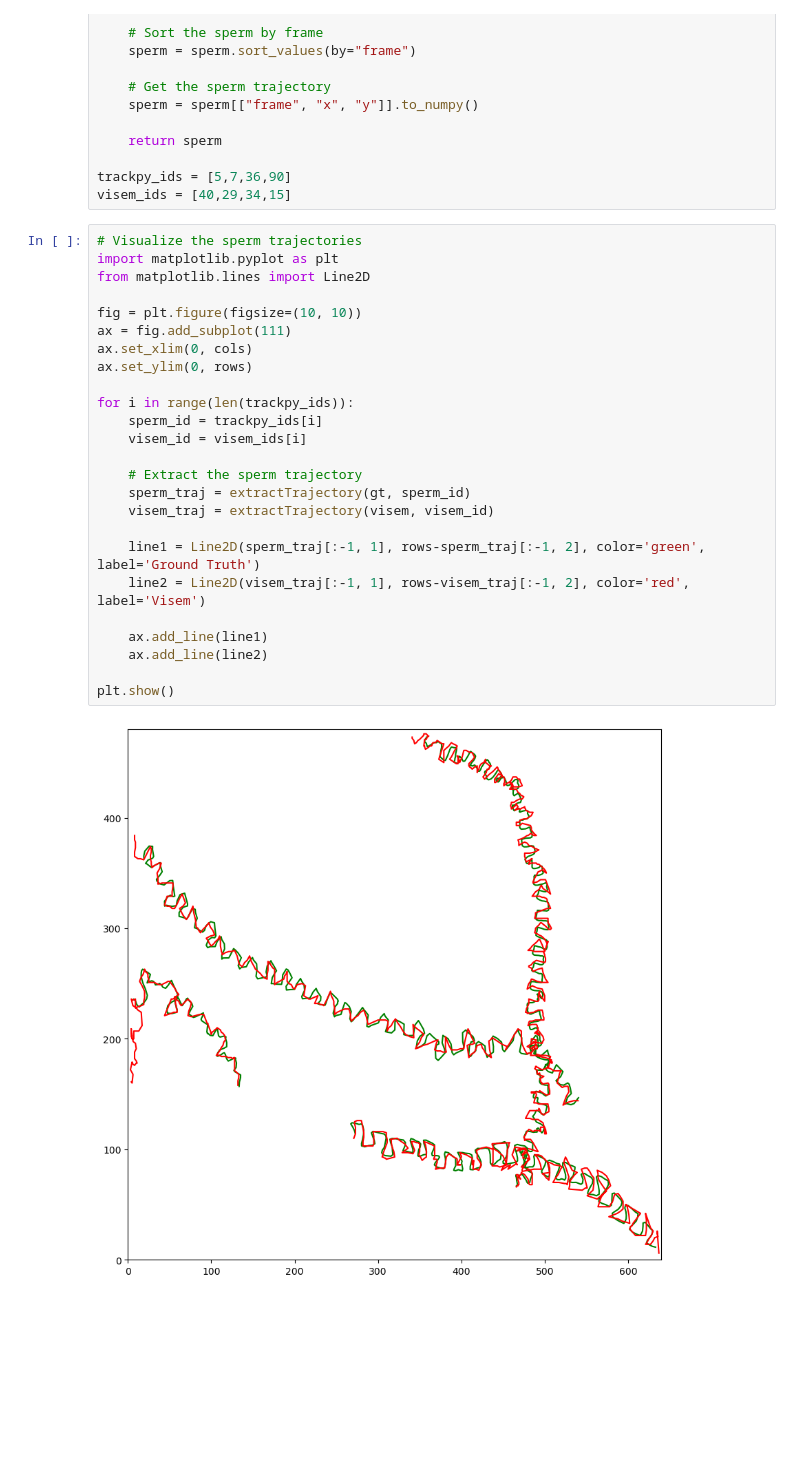
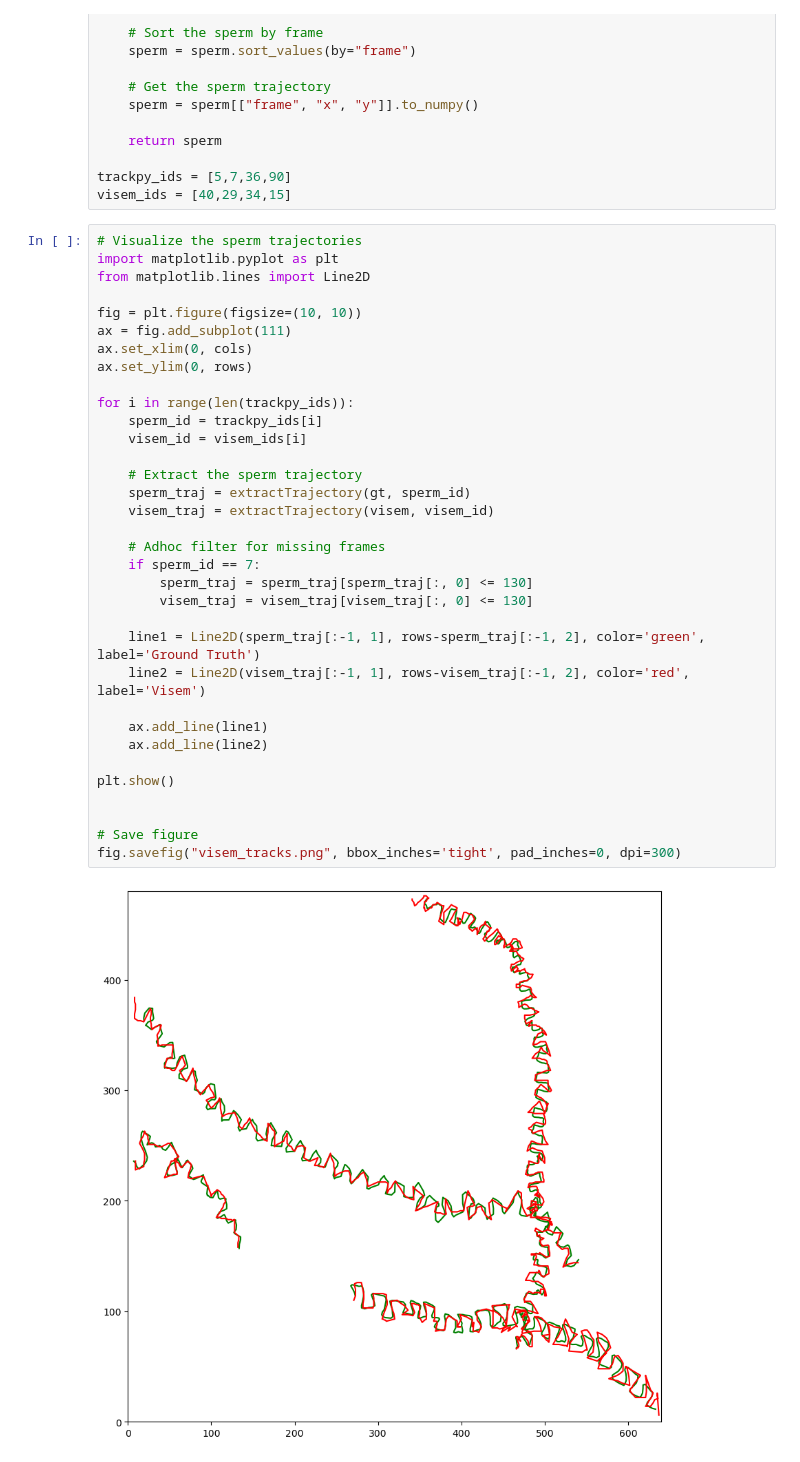
Before and after one commit to CAS-ReproLab/Sperm_Object_Tracking, a Jupyter notebook: UnifiedFramework/compare_VISEM.ipynb, the cells around one changed output. Saved outputs shown, nothing was run; the diff lists cells and outputs as text; blank space fills up the shorter version.

Commit message:
Better figure saves

```diff
--- a/UnifiedFramework/compare_VISEM.ipynb
+++ b/UnifiedFramework/compare_VISEM.ipynb
@@ -53,30 +53,39 @@ visem_ids = [40,29,34,15]
 # %%
 # Visualize the sperm trajectories
 import matplotlib.pyplot as plt
 from matplotlib.lines import Line2D
 
 fig = plt.figure(figsize=(10, 10))
 ax = fig.add_subplot(111)
 ax.set_xlim(0, cols)
 ax.set_ylim(0, rows)
 
 for i in range(len(trackpy_ids)):
     sperm_id = trackpy_ids[i]
     visem_id = visem_ids[i]
 
     # Extract the sperm trajectory
     sperm_traj = extractTrajectory(gt, sperm_id)
     visem_traj = extractTrajectory(visem, visem_id)
 
+    # Adhoc filter for missing frames
+    if sperm_id == 7:
+        sperm_traj = sperm_traj[sperm_traj[:, 0] <= 130]
+        visem_traj = visem_traj[visem_traj[:, 0] <= 130]
+
     line1 = Line2D(sperm_traj[:-1, 1], rows-sperm_traj[:-1, 2], color='green', label='Ground Truth')
     line2 = Line2D(visem_traj[:-1, 1], rows-visem_traj[:-1, 2], color='red', label='Visem')
 
     ax.add_line(line1)
     ax.add_line(line2)
 
 plt.show()
+
+
+# Save figure
+fig.savefig("visem_tracks.png", bbox_inches='tight', pad_inches=0, dpi=300)
 # %% [output]
-[figure, old version]
+[figure, new version]
 # %%
 # Visualize the sperm trajectories
 import matplotlib.pyplot as plt
```
Also changed, not shown: parts of 2 cells of this notebook.
